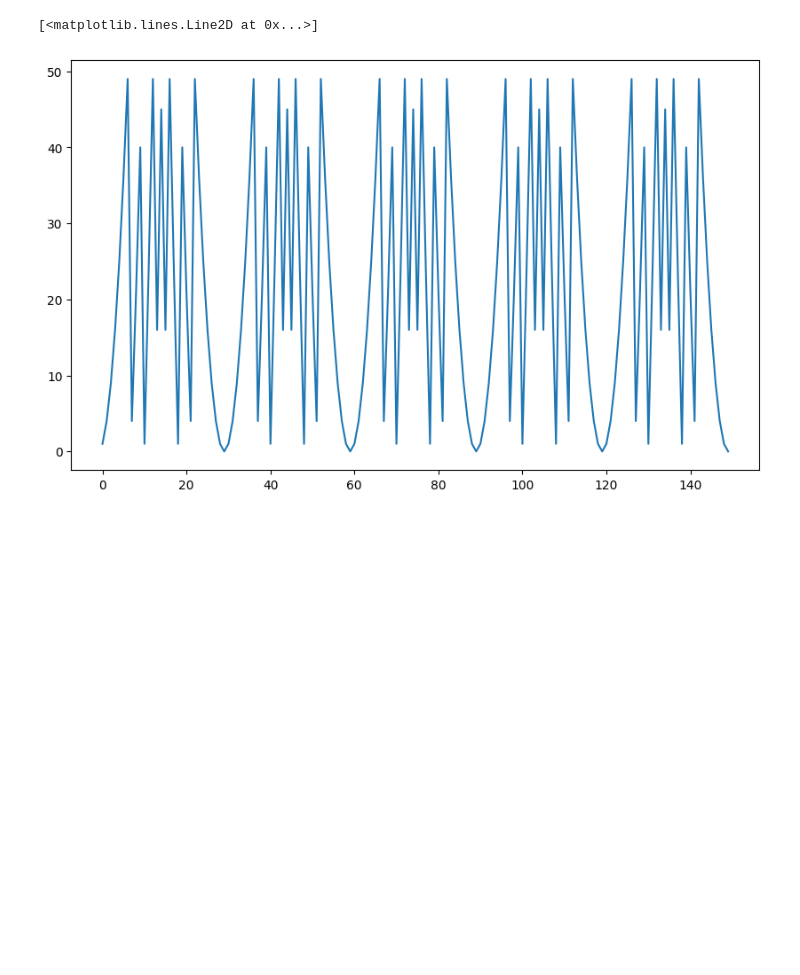
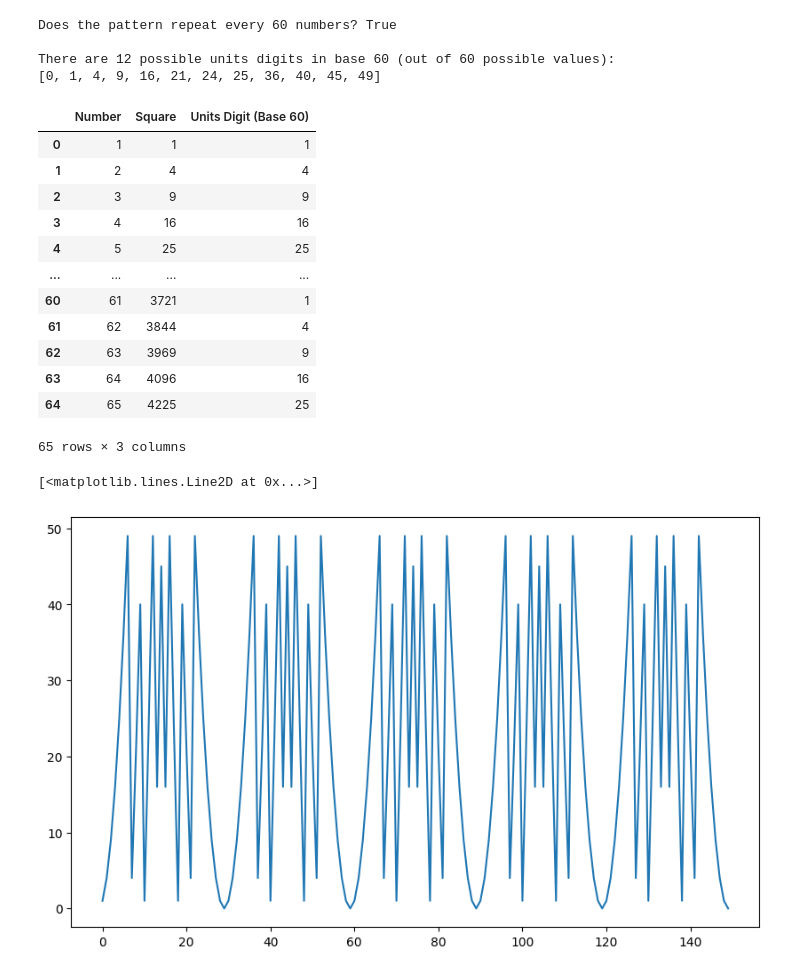
Before and after one commit to nurfnick/Mathematical_Musings, a Jupyter notebook: OnesDigitSquares.ipynb, the cells around one changed output. Cells and saved outputs as stored; diff of their text form; code cells hidden in the pictures; blank space fills up the shorter version.

```diff
--- a/OnesDigitSquares.ipynb
+++ b/OnesDigitSquares.ipynb
@@ -3,3 +112,46 @@
+# %%
+# Calculate units digit in base 60 for numbers up to 150 to observe repetition
+numbers_b60 = list(range(1, 151))
+units_digit_b60 = [(n**2) % 60 for n in numbers_b60]
+
+# Create a DataFrame
+df_b60 = pd.DataFrame({
+    'Number': numbers_b60,
+    'Square': [n**2 for n in numbers_b60],
+    'Units Digit (Base 60)': units_digit_b60
+})
+
+# Let's verify that the pattern repeats every 60 numbers
+period_length = 60
+is_periodic = all(units_digit_b60[i] == units_digit_b60[i + period_length] for i in range(len(units_digit_b60) - period_length))
+
+print(f"Does the pattern repeat every 60 numbers? {is_periodic}")
+
+# Find the set of all unique units digits in base 60
+unique_units_b60 = sorted(list(set(units_digit_b60)))
+print(f"\nThere are {len(unique_units_b60)} possible units digits in base 60 (out of 60 possible values):")
+print(unique_units_b60)
+
+# Display the first 65 entries to see the pattern and the start of its repetition
+display(df_b60.head(65))
+# %% [output]
+Does the pattern repeat every 60 numbers? True
+
+There are 12 possible units digits in base 60 (out of 60 possible values):
+[0, 1, 4, 9, 16, 21, 24, 25, 36, 40, 45, 49]
+|  | Number | Square | Units Digit (Base 60) |
+| 0 | 1 | 1 | 1 |
+| 1 | 2 | 4 | 4 |
+| 2 | 3 | 9 | 9 |
+| 3 | 4 | 16 | 16 |
+| 4 | 5 | 25 | 25 |
+| ... | ... | ... | ... |
+| 60 | 61 | 3721 | 1 |
+| 61 | 62 | 3844 | 4 |
+| 62 | 63 | 3969 | 9 |
+| 63 | 64 | 4096 | 16 |
+| 64 | 65 | 4225 | 25 |
+65 rows × 3 columns
 # %%
 import matplotlib.pyplot as plt
 
```
Also changed, not shown: parts of 8 cells of this notebook.
